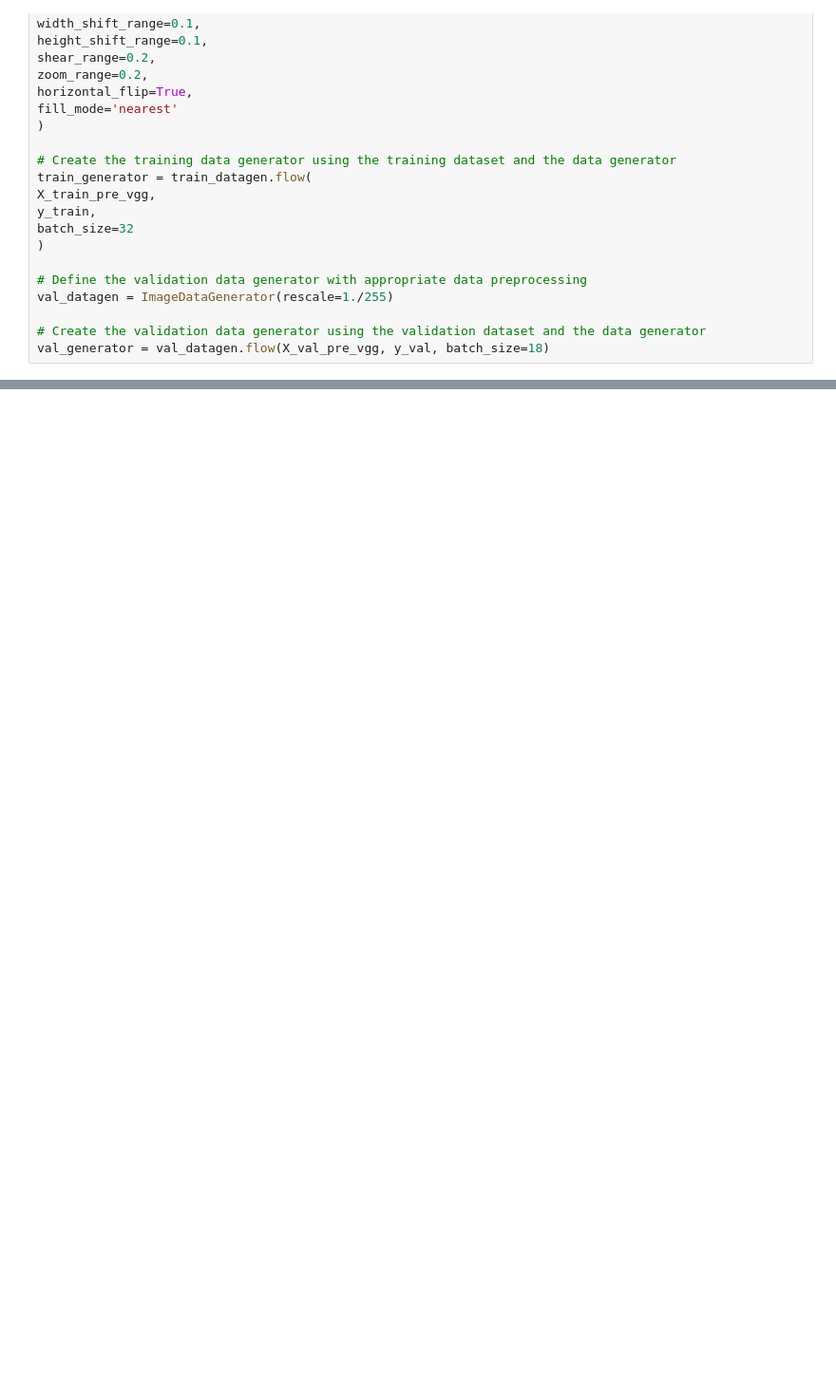
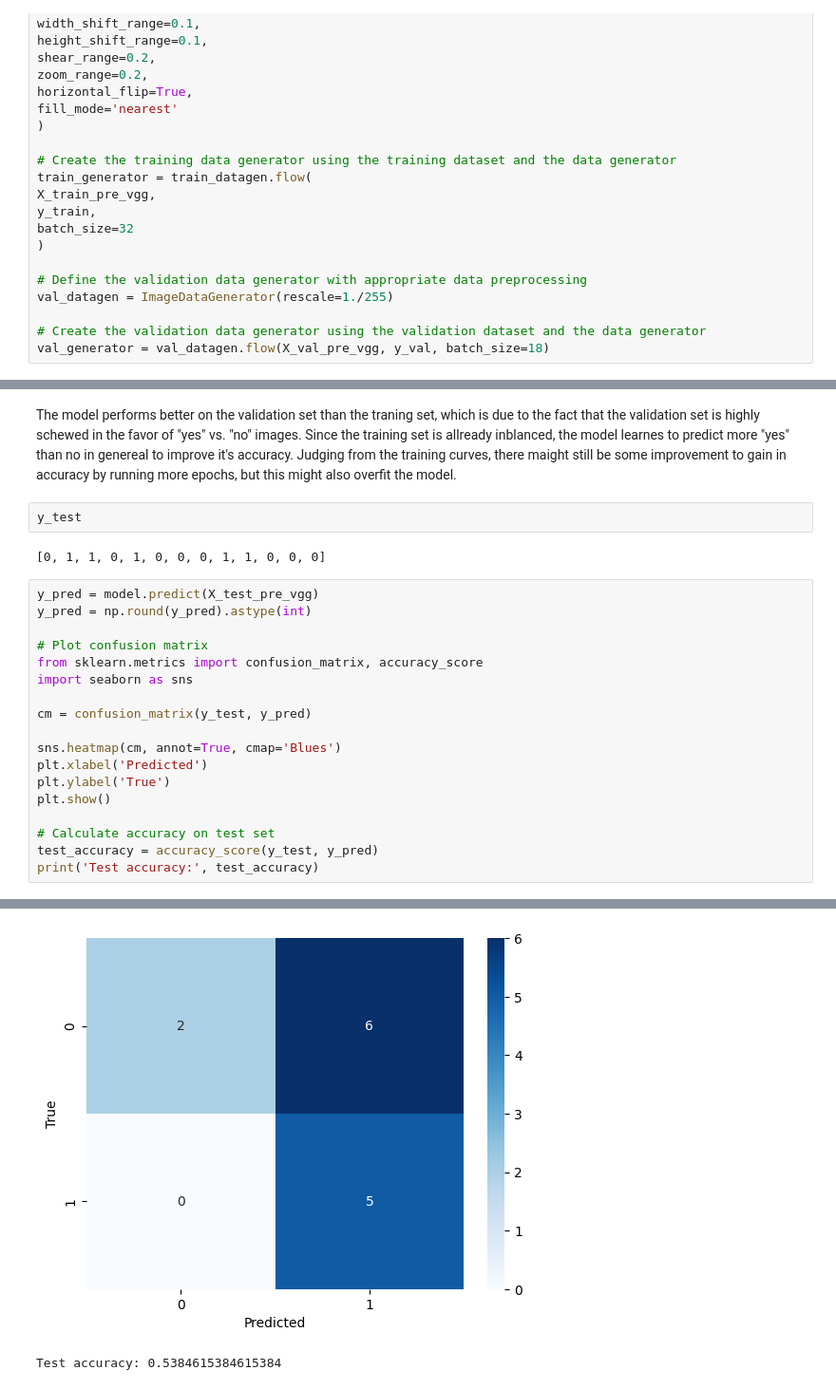
Before and after one commit to Zoroa1885/Brain_Tumor_Detection, a Jupyter notebook: Analysis.ipynb, the cells around one changed output, grey strips where cells are left out. Shown at 95% size. Cells and saved outputs as stored; diff of their text form; blank space fills up the shorter version.

```diff
--- a/Analysis.ipynb
+++ b/Analysis.ipynb
@@ -380,0 +443,25 @@ Epoch 1/10
+# %% [markdown]
+The model performs better on the validation set than the traning set, which is due to the fact that the validation set is highly schewed in the favor of "yes" vs. "no" images. Since the training set is allready inblanced, the model learnes to predict more "yes" than no in genereal to improve it's accuracy. Judging from the training curves, there maight still be some improvement to gain in accuracy by running more epochs, but this might also overfit the model.
+# %%
+y_test
+# %% [output]
+[0, 1, 1, 0, 1, 0, 0, 0, 1, 1, 0, 0, 0]
+# %%
+y_pred = model.predict(X_test_pre_vgg)
+y_pred = np.round(y_pred).astype(int)
+
+# Plot confusion matrix
+from sklearn.metrics import confusion_matrix, accuracy_score
+import seaborn as sns
+
+cm = confusion_matrix(y_test, y_pred)
+
+sns.heatmap(cm, annot=True, cmap='Blues')
+plt.xlabel('Predicted')
+plt.ylabel('True')
+plt.show()
+
+# Calculate accuracy on test set
+test_accuracy = accuracy_score(y_test, y_pred)
+print('Test accuracy:', test_accuracy)
+# %% [output]
@@ -380,0 +469,2 @@ Epoch 1/10
+[figure, added]
+Test accuracy: 0.5384615384615384
```
Also changed, not shown: parts of 15 cells of this notebook.
